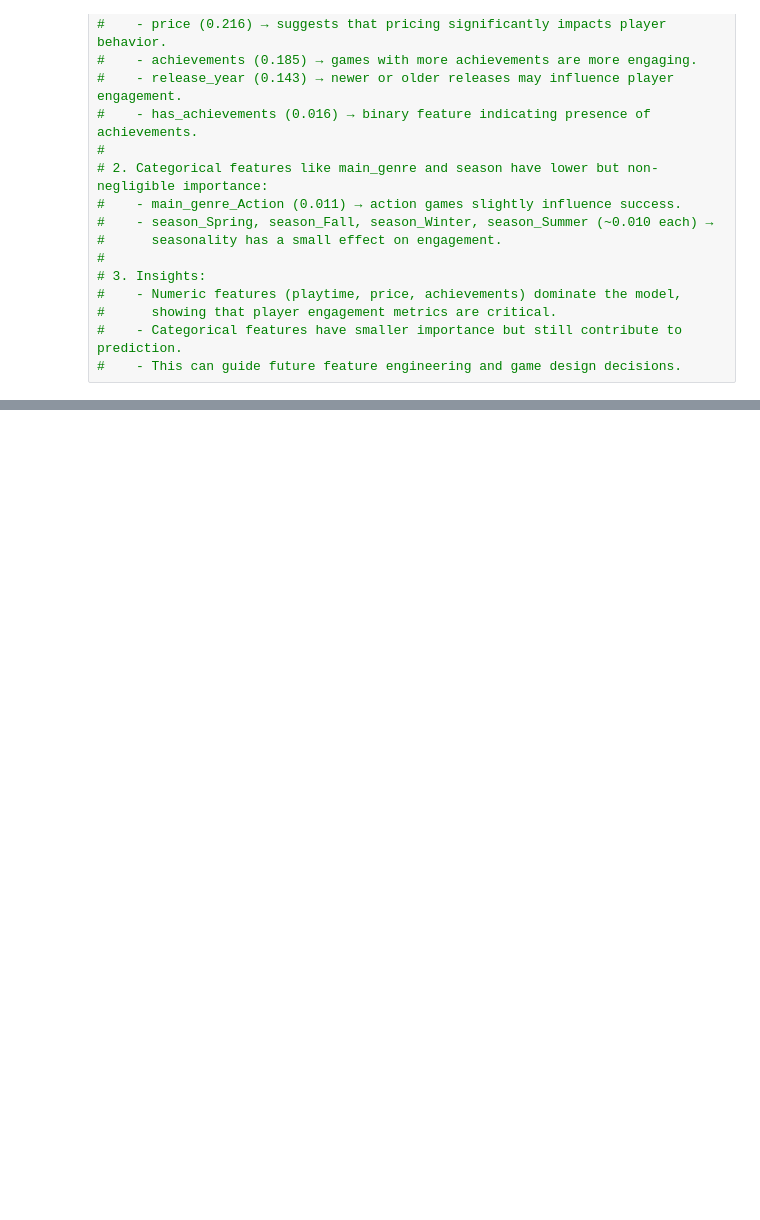
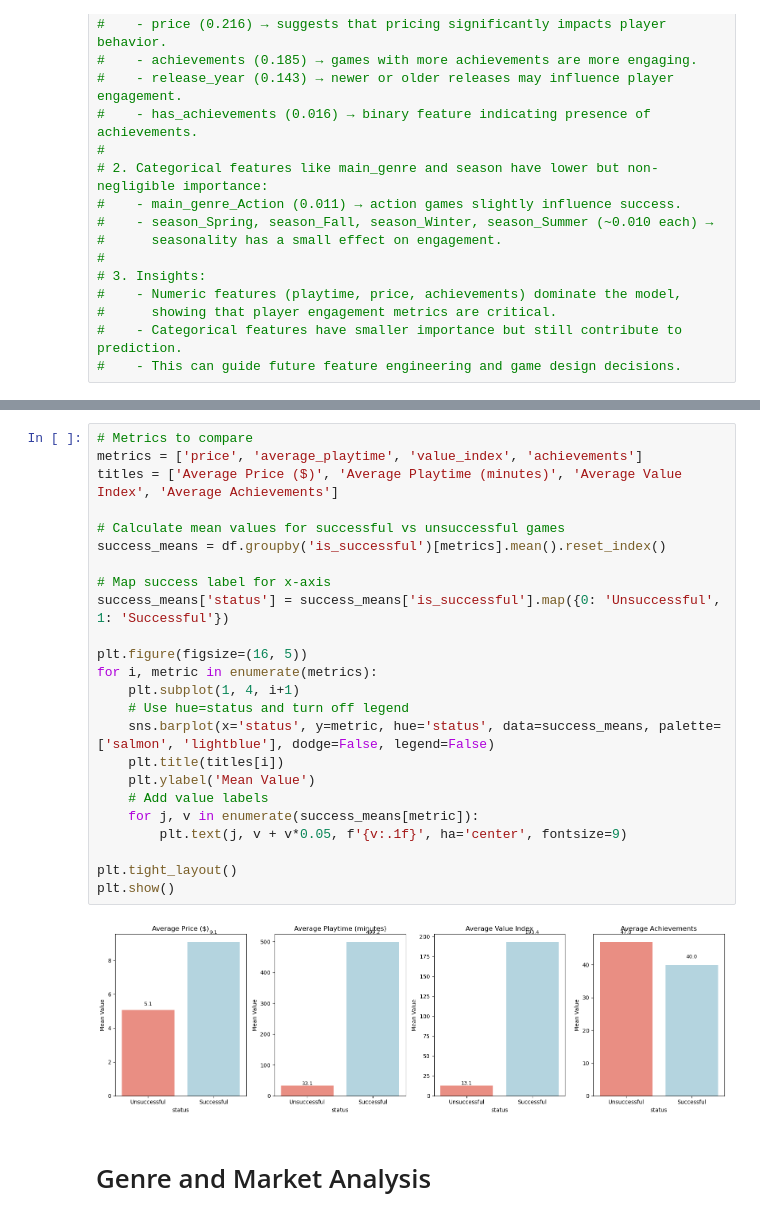
Before and after one commit to Harshit-masiwal/steam, a Jupyter notebook: stream.ipynb, the cells around one changed output, grey strips where cells are left out. Saved outputs shown, nothing was run; the diff lists cells and outputs as text; blank space fills up the shorter version.

```diff
--- a/stream.ipynb
+++ b/stream.ipynb
@@ -968,0 +1030,28 @@ Top 10 Important Features:
+# %%
+# Metrics to compare
+metrics = ['price', 'average_playtime', 'value_index', 'achievements']
+titles = ['Average Price ($)', 'Average Playtime (minutes)', 'Average Value Index', 'Average Achievements']
+
+# Calculate mean values for successful vs unsuccessful games
+success_means = df.groupby('is_successful')[metrics].mean().reset_index()
+
+# Map success label for x-axis
+success_means['status'] = success_means['is_successful'].map({0: 'Unsuccessful', 1: 'Successful'})
+
+plt.figure(figsize=(16, 5))
+for i, metric in enumerate(metrics):
+    plt.subplot(1, 4, i+1)
+    # Use hue=status and turn off legend
+    sns.barplot(x='status', y=metric, hue='status', data=success_means, palette=['salmon', 'lightblue'], dodge=False, legend=False)
+    plt.title(titles[i])
+    plt.ylabel('Mean Value')
+    # Add value labels
+    for j, v in enumerate(success_means[metric]):
+        plt.text(j, v + v*0.05, f'{v:.1f}', ha='center', fontsize=9)
+
+plt.tight_layout()
+plt.show()
+# %% [output]
+[figure, added]
+# %% [markdown]
+# Genre and Market Analysis
```
Also changed, not shown: parts of 9 cells of this notebook.
